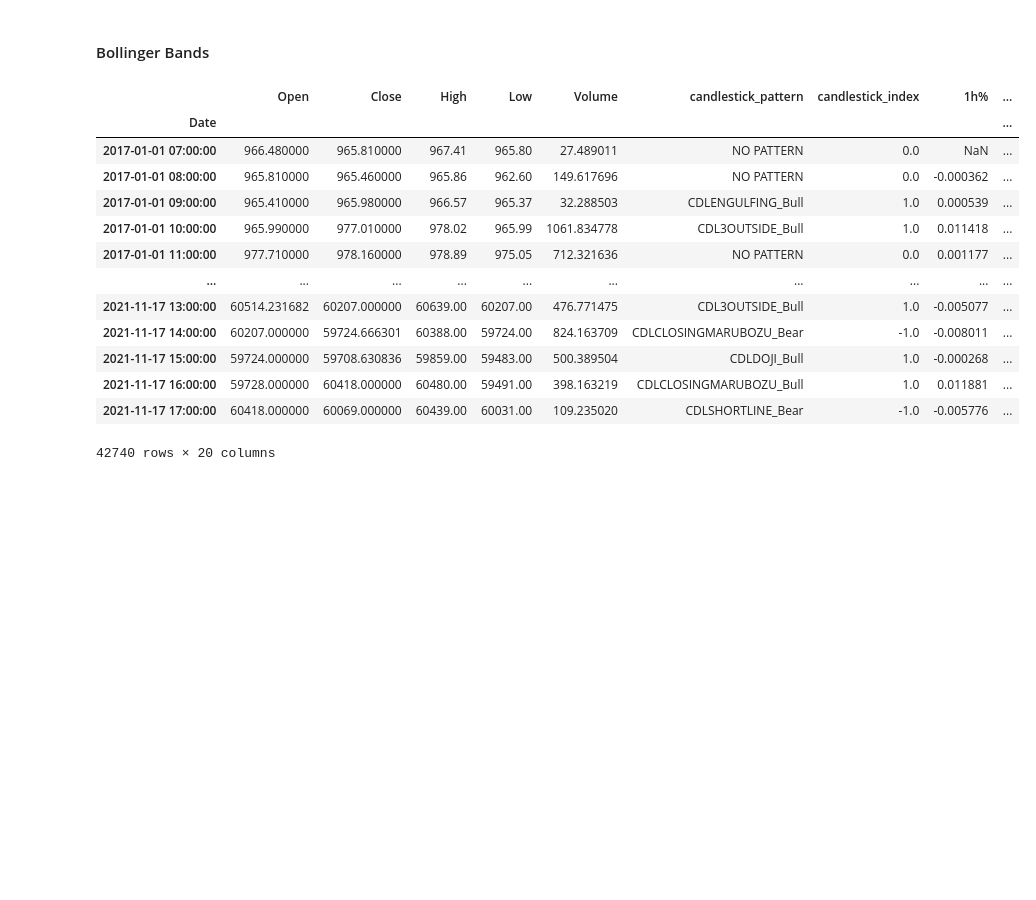
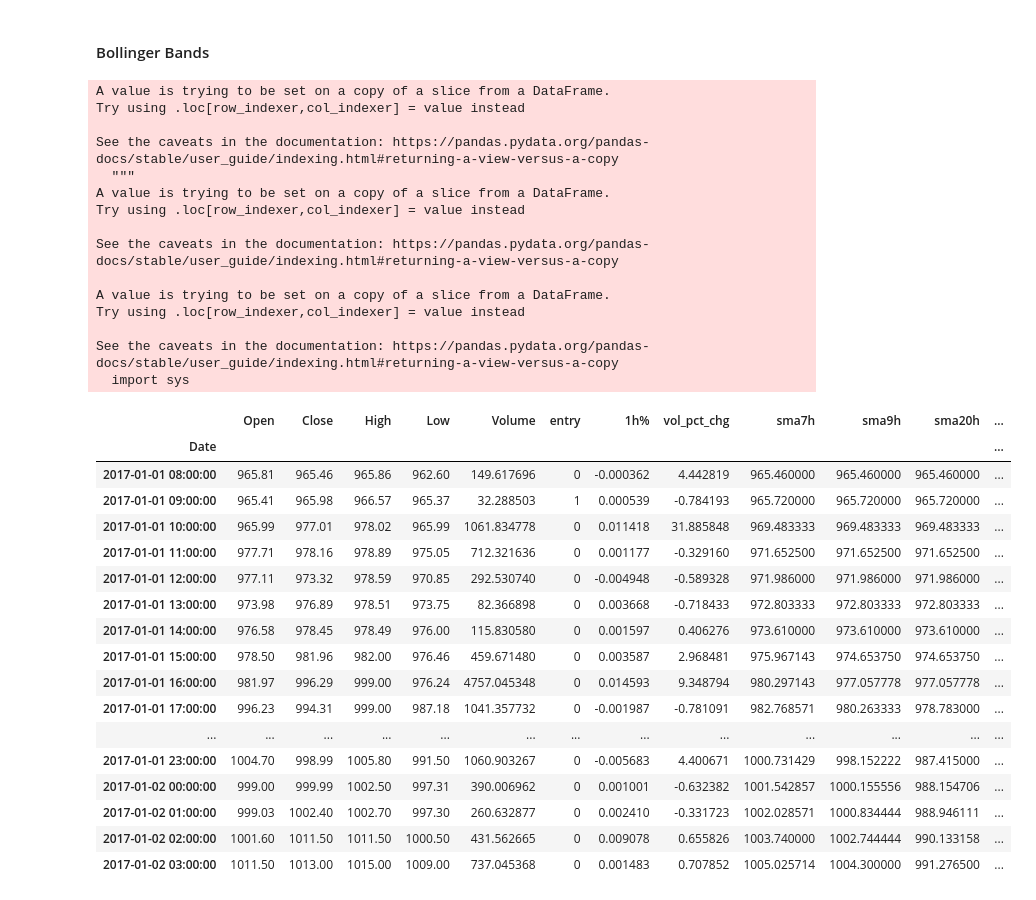
Before and after one commit to webclinic017/The_Crypto_Caller, a Jupyter notebook: workflow/june_workflow/MLModel/CandleStickPattern_TALib_v1.ipynb, the cells around one changed output. Cells and saved outputs as stored; diff of their text form; code cells hidden in the pictures; blank space fills up the shorter version.

```diff
--- a/workflow/june_workflow/MLModel/CandleStickPattern_TALib_v1.ipynb
+++ b/workflow/june_workflow/MLModel/CandleStickPattern_TALib_v1.ipynb
@@ -58,0 +58,3 @@ df.head()
+# %%
+df['entry'] = np.where(df[0]>0,1,0)
+df.head()
@@ -58,0 +79,3 @@ df.head()
+# %%
+df = df[['Open', 'Close', 'High', 'Low', 'Volume', 'entry']]
+df.head()
@@ -58,0 +90,5 @@ df.head()
+# %%
+df['1h%'] = df['Close'].pct_change()
+df['vol_pct_chg'] = df['Volume'].pct_change()
+df = df.dropna()
+df
@@ -102,10 +147,10 @@ df
 from ta.trend import SMAIndicator
 
 # Add Simple Moving Average (SMA) indicators
-df["sma3h"] = SMAIndicator(close=df["Close"], window=3, fillna=True).sma_indicator()
-df["sma24h"] = SMAIndicator(close=df["Close"], window=24, fillna=True).sma_indicator()
-df["sma7d"] = SMAIndicator(close=df["Close"], window=168, fillna=True).sma_indicator()
-df["sma14d"] = SMAIndicator(close=df["Close"], window=336, fillna=True).sma_indicator()
+df["sma7h"] = SMAIndicator(close=df["Close"], window=7, fillna=True).sma_indicator()
+df["sma9h"] = SMAIndicator(close=df["Close"], window=9, fillna=True).sma_indicator()
+df["sma20h"] = SMAIndicator(close=df["Close"], window=20, fillna=True).sma_indicator()
+df["sma200d"] = SMAIndicator(close=df["Close"], window=4800, fillna=True).sma_indicator()
 
 # Review the DataFrame
 df
@@ -129,26 +194,45 @@ df
 # %%
 from ta.volatility import BollingerBands
 
 # Add Bollinger Bands indicator
 indicator_bb = BollingerBands(close=df["Close"], window=20, window_dev=2)
 df['bb_bbm'] = indicator_bb.bollinger_mavg()
 df['bb_bbh'] = indicator_bb.bollinger_hband()
 df['bb_bbl'] = indicator_bb.bollinger_lband()
 
 # Review the DataFrame
-df
+df.head(20)
 # %% [output]
+A value is trying to be set on a copy of a slice from a DataFrame.
+Try using .loc[row_indexer,col_indexer] = value instead
+
+See the caveats in the documentation: https://pandas.pydata.org/pandas-docs/stable/user_guide/indexing.html#returning-a-view-versus-a-copy
+  """
+A value is trying to be set on a copy of a slice from a DataFrame.
+Try using .loc[row_indexer,col_indexer] = value instead
+
+See the caveats in the documentation: https://pandas.pydata.org/pandas-docs/stable/user_guide/indexing.html#returning-a-view-versus-a-copy
+
+A value is trying to be set on a copy of a slice from a DataFrame.
+Try using .loc[row_indexer,col_indexer] = value instead
+
+See the caveats in the documentation: https://pandas.pydata.org/pandas-docs/stable/user_guide/indexing.html#returning-a-view-versus-a-copy
+  import sys
-|  | Open | Close | High | Low | Volume | candlestick_pattern | candlestick_index | 1h% | ... |
-| Date |  |  |  |  |  |  |  |  | ... |
-| 2017-01-01 07:00:00 | 966.480000 | 965.810000 | 967.41 | 965.80 | 27.489011 | NO PATTERN | 0.0 | NaN | ... |
-| 2017-01-01 08:00:00 | 965.810000 | 965.460000 | 965.86 | 962.60 | 149.617696 | NO PATTERN | 0.0 | -0.000362 | ... |
-| 2017-01-01 09:00:00 | 965.410000 | 965.980000 | 966.57 | 965.37 | 32.288503 | CDLENGULFING_Bull | 1.0 | 0.000539 | ... |
-| 2017-01-01 10:00:00 | 965.990000 | 977.010000 | 978.02 | 965.99 | 1061.834778 | CDL3OUTSIDE_Bull | 1.0 | 0.011418 | ... |
-| 2017-01-01 11:00:00 | 977.710000 | 978.160000 | 978.89 | 975.05 | 712.321636 | NO PATTERN | 0.0 | 0.001177 | ... |
-| ... | ... | ... | ... | ... | ... | ... | ... | ... | ... |
-| 2021-11-17 13:00:00 | 60514.231682 | 60207.000000 | 60639.00 | 60207.00 | 476.771475 | CDL3OUTSIDE_Bull | 1.0 | -0.005077 | ... |
-| 2021-11-17 14:00:00 | 60207.000000 | 59724.666301 | 60388.00 | 59724.00 | 824.163709 | CDLCLOSINGMARUBOZU_Bear | -1.0 | -0.008011 | ... |
-| 2021-11-17 15:00:00 | 59724.000000 | 59708.630836 | 59859.00 | 59483.00 | 500.389504 | CDLDOJI_Bull | 1.0 | -0.000268 | ... |
-| 2021-11-17 16:00:00 | 59728.000000 | 60418.000000 | 60480.00 | 59491.00 | 398.163219 | CDLCLOSINGMARUBOZU_Bull | 1.0 | 0.011881 | ... |
-| 2021-11-17 17:00:00 | 60418.000000 | 60069.000000 | 60439.00 | 60031.00 | 109.235020 | CDLSHORTLINE_Bear | -1.0 | -0.005776 | ... |
+|  | Open | Close | High | Low | Volume | entry | 1h% | vol_pct_chg | sma7h | sma9h | sma20h | ... |
+| Date |  |  |  |  |  |  |  |  |  |  |  | ... |
+| 2017-01-01 08:00:00 | 965.81 | 965.46 | 965.86 | 962.60 | 149.617696 | 0 | -0.000362 | 4.442819 | 965.460000 | 965.460000 | 965.460000 | ... |
+| 2017-01-01 09:00:00 | 965.41 | 965.98 | 966.57 | 965.37 | 32.288503 | 1 | 0.000539 | -0.784193 | 965.720000 | 965.720000 | 965.720000 | ... |
+| 2017-01-01 10:00:00 | 965.99 | 977.01 | 978.02 | 965.99 | 1061.834778 | 0 | 0.011418 | 31.885848 | 969.483333 | 969.483333 | 969.483333 | ... |
+| 2017-01-01 11:00:00 | 977.71 | 978.16 | 978.89 | 975.05 | 712.321636 | 0 | 0.001177 | -0.329160 | 971.652500 | 971.652500 | 971.652500 | ... |
+| 2017-01-01 12:00:00 | 977.11 | 973.32 | 978.59 | 970.85 | 292.530740 | 0 | -0.004948 | -0.589328 | 971.986000 | 971.986000 | 971.986000 | ... |
+| 2017-01-01 13:00:00 | 973.98 | 976.89 | 978.51 | 973.75 | 82.366898 | 0 | 0.003668 | -0.718433 | 972.803333 | 972.803333 | 972.803333 | ... |
+| 2017-01-01 14:00:00 | 976.58 | 978.45 | 978.49 | 976.00 | 115.830580 | 0 | 0.001597 | 0.406276 | 973.610000 | 973.610000 | 973.610000 | ... |
+| 2017-01-01 15:00:00 | 978.50 | 981.96 | 982.00 | 976.46 | 459.671480 | 0 | 0.003587 | 2.968481 | 975.967143 | 974.653750 | 974.653750 | ... |
+| 2017-01-01 16:00:00 | 981.97 | 996.29 | 999.00 | 976.24 | 4757.045348 | 0 | 0.014593 | 9.348794 | 980.297143 | 977.057778 | 977.057778 | ... |
+| 2017-01-01 17:00:00 | 996.23 | 994.31 | 999.00 | 987.18 | 1041.357732 | 0 | -0.001987 | -0.781091 | 982.768571 | 980.263333 | 978.783000 | ... |
+| ... | ... | ... | ... | ... | ... | ... | ... | ... | ... | ... | ... | ... |
+| 2017-01-01 23:00:00 | 1004.70 | 998.99 | 1005.80 | 991.50 | 1060.903267 | 0 | -0.005683 | 4.400671 | 1000.731429 | 998.152222 | 987.415000 | ... |
+| 2017-01-02 00:00:00 | 999.00 | 999.99 | 1002.50 | 997.31 | 390.006962 | 0 | 0.001001 | -0.632382 | 1001.542857 | 1000.155556 | 988.154706 | ... |
+| 2017-01-02 01:00:00 | 999.03 | 1002.40 | 1002.70 | 997.30 | 260.632877 | 0 | 0.002410 | -0.331723 | 1002.028571 | 1000.834444 | 988.946111 | ... |
+| 2017-01-02 02:00:00 | 1001.60 | 1011.50 | 1011.50 | 1000.50 | 431.562665 | 0 | 0.009078 | 0.655826 | 1003.740000 | 1002.744444 | 990.133158 | ... |
+| 2017-01-02 03:00:00 | 1011.50 | 1013.00 | 1015.00 | 1009.00 | 737.045368 | 0 | 0.001483 | 0.707852 | 1005.025714 | 1004.300000 | 991.276500 | ... |
-42740 rows × 20 columns
```
Also changed, not shown: parts of 9 cells of this notebook, 4 other files.
